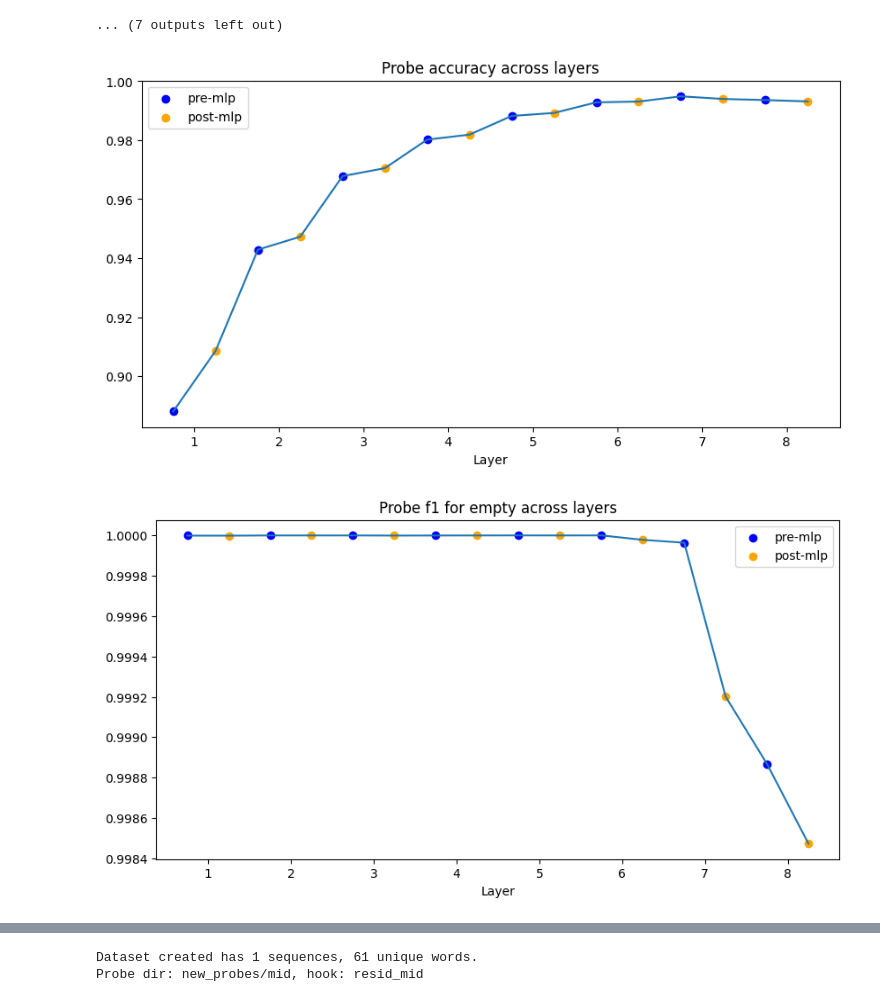
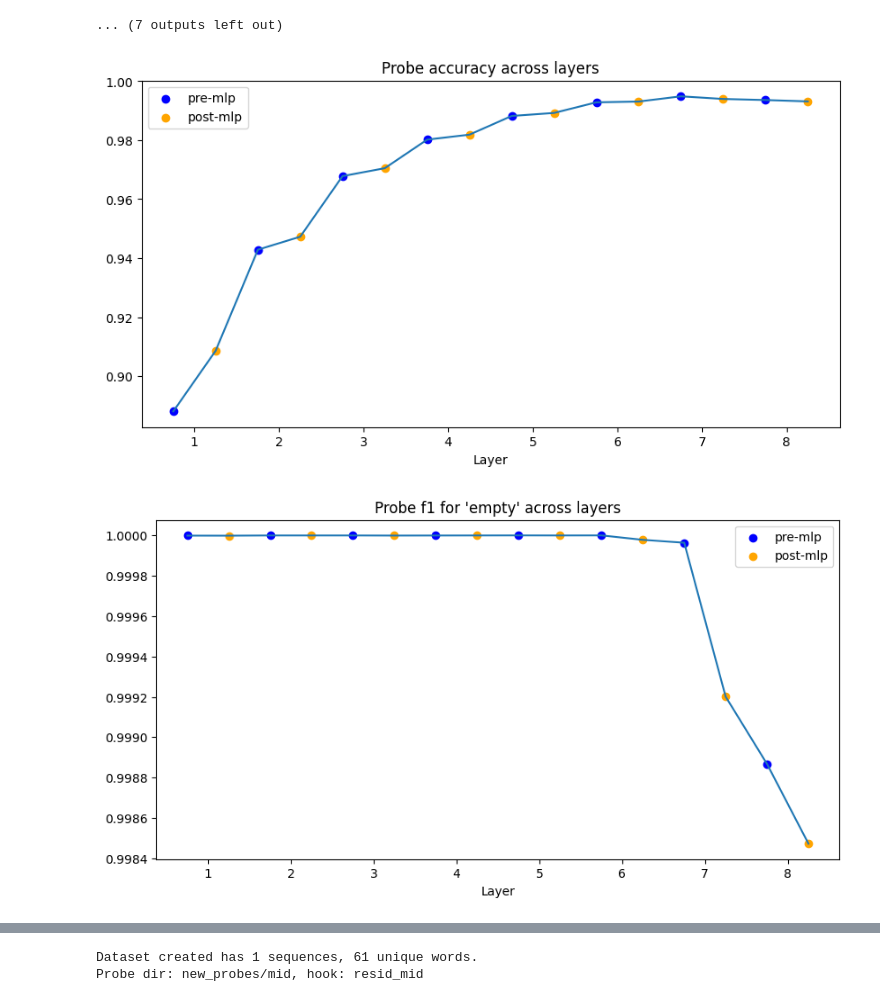
Before and after one commit to callumcanavan/othello-gpt, a Jupyter notebook: Othello_GPT.ipynb, the cells around one changed output, grey strips where cells are left out. Drawn from its saved outputs; the diff is of its cells as text; code cells hidden in the pictures.

```diff
--- a/Othello_GPT.ipynb
+++ b/Othello_GPT.ipynb
@@ -390,32 +396,32 @@ def plot_metrics(accs_mid, accs_post, metric="accuracy", extra=""):
     x_labels = list(range(8))
 
     fig, axs = plt.subplots(1, 1, figsize=(10, 5))
     sns.lineplot(x=range(len(accs_all)), y=accs_all, ax=axs)
     axs.set_title(f"Probe {metric}{extra} across layers")
     axs.set_xticks(2 * np.arange(len(x_labels)) + 0.5)
     axs.set_xticklabels(np.array(x_labels) + 1)
     axs.set_xlabel("Layer")
 
     # Plot scatter points coloured by mid or post
     pre_xs = [i for i in range(len(accs_all)) if i % 2 == 0]
     pre_ys = [accs_all[i] for i in range(len(accs_all)) if i % 2 == 0]
     axs.scatter(pre_xs, pre_ys, c="blue", label="pre-mlp")
     post_xs = [i for i in range(len(accs_all)) if i % 2 == 1]
     post_ys = [accs_all[i] for i in range(len(accs_all)) if i % 2 == 1]
     axs.scatter(post_xs, post_ys, c="orange", label="post-mlp")
     plt.legend()
     plt.show()
 
 
 plot_metrics(accs_mid, accs_linear)
 
 for i, option in enumerate(["empty", "mine", "yours"]):
     plot_metrics(
         f1_score_by_class_mid[:, i],
         f1_score_by_class_linear[:, i],
         metric="f1",
-        extra=f" for {option}",
+        extra=f" for '{option}'",
     )
 # %% [output]
 [figure]
-[figure, old version]
+[figure, new version]
```
Also changed, not shown: parts of 15 cells of this notebook, 2 other files.
